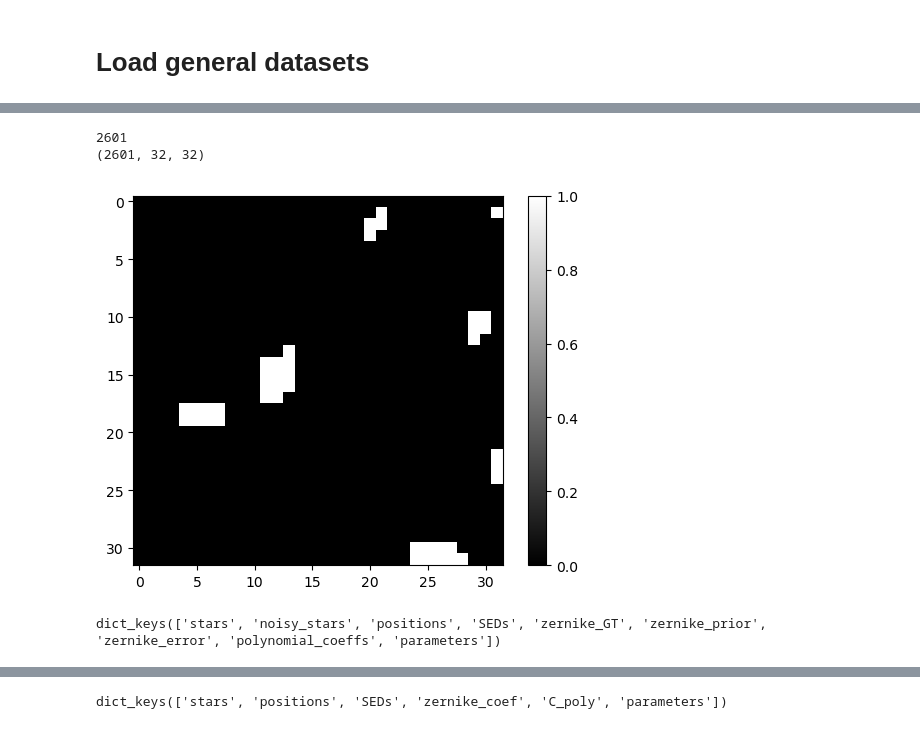
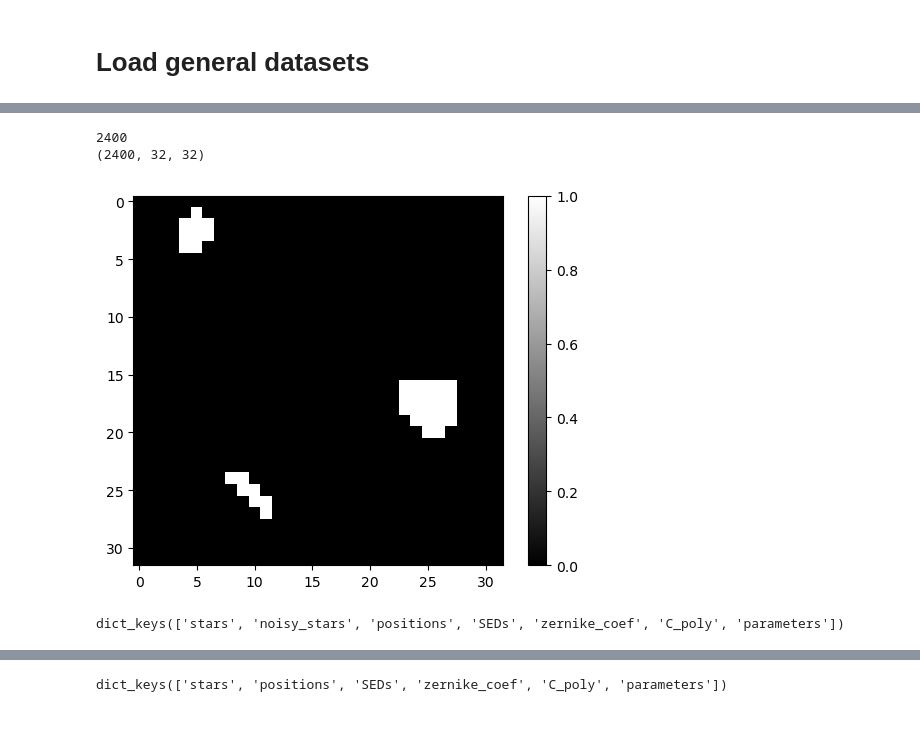
Before and after one commit to CosmoStat/wf-psf, a Jupyter notebook: data/masked_dataset/gen_masked_dataset.ipynb, the cells around one changed output, grey strips where cells are left out. Cells and saved outputs as stored; diff of their text form; code cells hidden in the pictures.

```diff
--- a/data/masked_dataset/gen_masked_dataset.ipynb
+++ b/data/masked_dataset/gen_masked_dataset.ipynb
@@ -77,21 +38,21 @@ plt.show()
 # %%
 # Generating masks for SFE stars
-num_of_stars = len(dataset_train_no_sfe['stars']) + len(dataset_test_no_sfe['stars'])
+num_of_stars = len(dataset_train_2000['stars']) + len(dataset_test['stars'])
 print(num_of_stars)
 
-shape = dataset_train_no_sfe['stars'][0].shape
+shape = dataset_train_2000['stars'][0].shape
 
 masks = mask_generator(num_of_stars, shape)
 print(masks.shape)
 
 plt.imshow((1-masks[0]), cmap='gray', vmin=0, vmax=1)
 plt.colorbar()
 plt.show()
 # %% [output]
-2601
-(2601, 32, 32)
+2400
+(2400, 32, 32)
-[figure, old version]
+[figure, new version]
 # %%
-dataset_train_no_sfe.keys()
+dataset_train_2000.keys()
 # %% [output]
-dict_keys(['stars', 'noisy_stars', 'positions', 'SEDs', 'zernike_GT', 'zernike_prior', 'zernike_error', 'polynomial_coeffs', 'parameters'])
+dict_keys(['stars', 'noisy_stars', 'positions', 'SEDs', 'zernike_coef', 'C_poly', 'parameters'])
```
Also changed, not shown: parts of 18 cells of this notebook.
